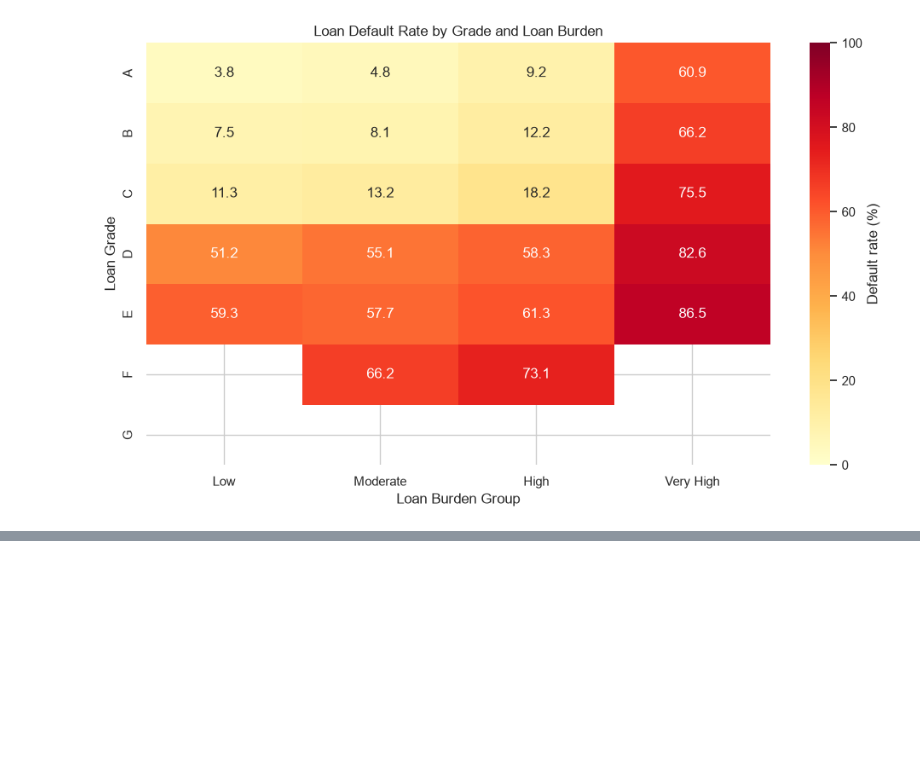
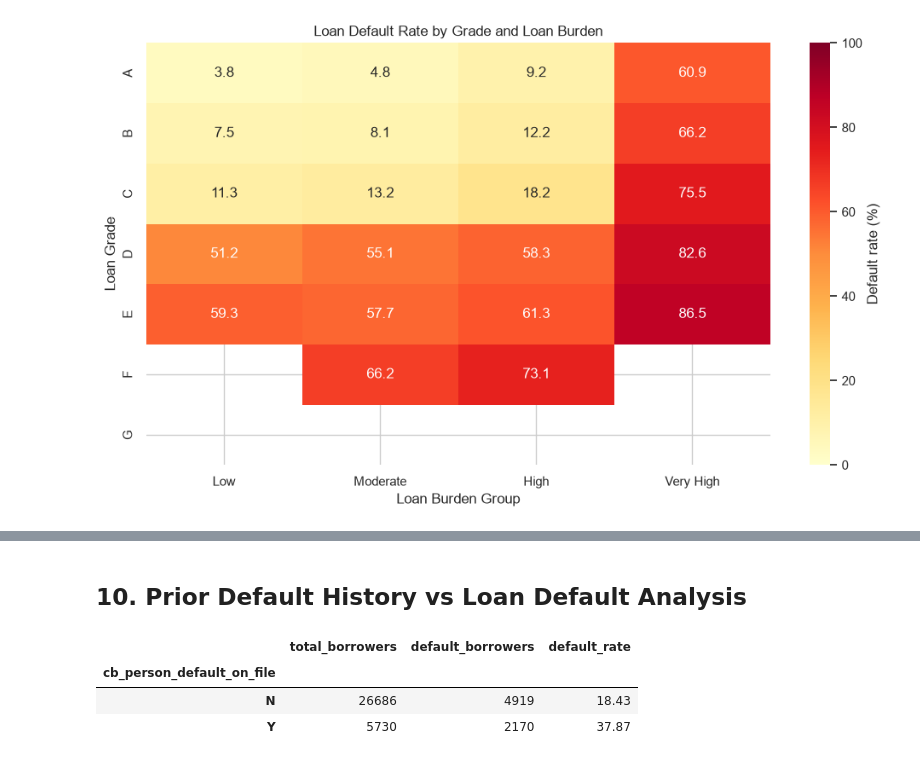
Before and after one commit to pujansonani/axlero-data-analytics, a Jupyter notebook: member2_week3_advanced_eda_bi/notebooks/week3_advanced_eda_bi.ipynb, the cells around one changed output, grey strips where cells are left out. Saved outputs shown, nothing was run; the diff lists cells and outputs as text; code cells hidden in the pictures; blank space fills up the shorter version.

```diff
--- a/member2_week3_advanced_eda_bi/notebooks/week3_advanced_eda_bi.ipynb
+++ b/member2_week3_advanced_eda_bi/notebooks/week3_advanced_eda_bi.ipynb
@@ -806,0 +846,22 @@ Default rate (%) by loan grade and loan burden:
+# %% [markdown]
+## 10. Prior Default History vs Loan Default Analysis
+# %%
+history_analysis = (
+    df.groupby("cb_person_default_on_file")
+    .agg(
+        total_borrowers=("loan_status", "count"),
+        default_borrowers=("loan_status", "sum")
+    )
+)
+
+history_analysis["default_rate"] = (
+    history_analysis["default_borrowers"]
+    / history_analysis["total_borrowers"] * 100
+).round(2)
+
+display(history_analysis)
+# %% [output]
+|  | total_borrowers | default_borrowers | default_rate |
+| cb_person_default_on_file |  |  |  |
+| N | 26686 | 4919 | 18.43 |
+| Y | 5730 | 2170 | 37.87 |
```
Also changed, not shown: parts of 19 cells of this notebook.
